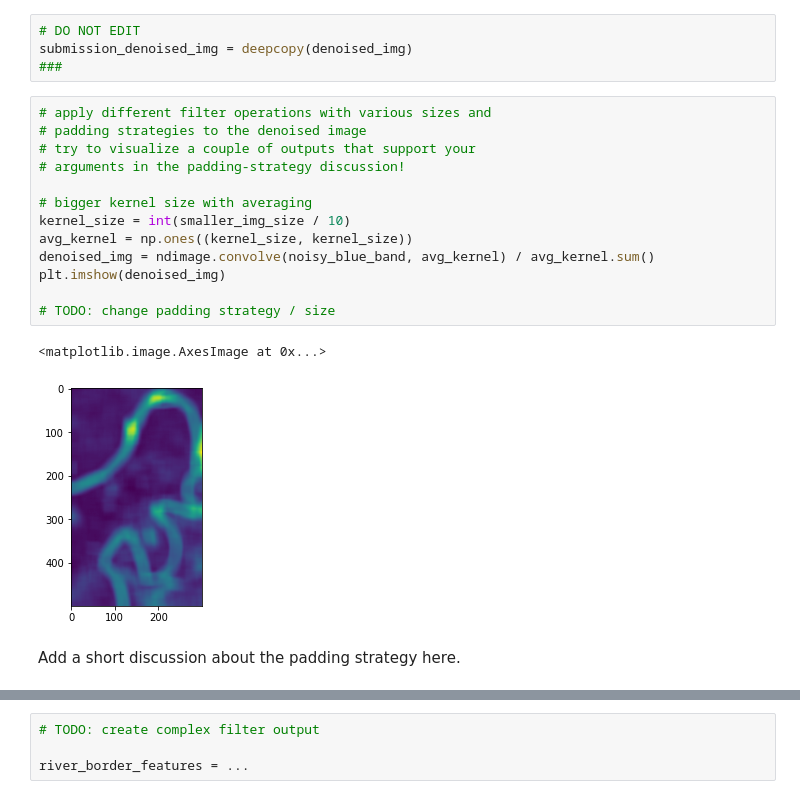
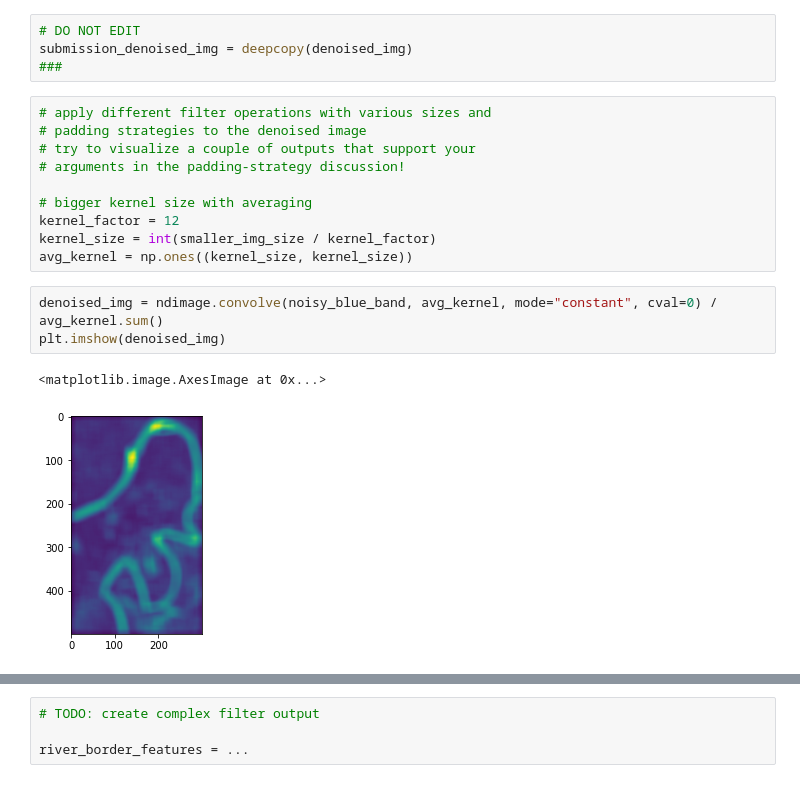
Before and after one commit to OliverStoll/Remote-Sensing-Applications, a Jupyter notebook: HW02.ipynb, the cells around one changed output, grey strips where cells are left out. Drawn from its saved outputs; the diff is of its cells as text.

Commit message:
Convolve Falsch

```diff
--- a/HW02.ipynb
+++ b/HW02.ipynb
@@ -208,14 +212,12 @@ submission_denoised_img = deepcopy(denoised_img)
 # arguments in the padding-strategy discussion!
 
 # bigger kernel size with averaging
-kernel_size = int(smaller_img_size / 10)
+kernel_factor = 12
+kernel_size = int(smaller_img_size / kernel_factor)
 avg_kernel = np.ones((kernel_size, kernel_size))
-denoised_img = ndimage.convolve(noisy_blue_band, avg_kernel) / avg_kernel.sum()
-plt.imshow(denoised_img)
-
-# TODO: change padding strategy / size
-# %% [output]
-<matplotlib.image.AxesImage at 0x...>
-[figure, removed]
-# %% [markdown]
-Add a short discussion about the padding strategy here.
+# %%
+denoised_img = ndimage.convolve(noisy_blue_band, avg_kernel, mode="constant", cval=0) / avg_kernel.sum()
+plt.imshow(denoised_img)
+# %% [output]
+<matplotlib.image.AxesImage at 0x...>
+[figure, added]
```
Also changed, not shown: parts of 8 cells of this notebook.
